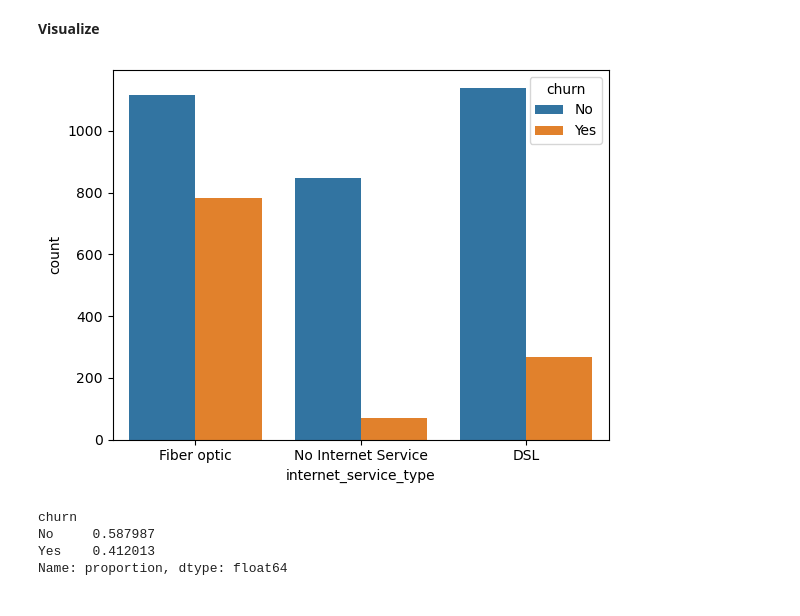
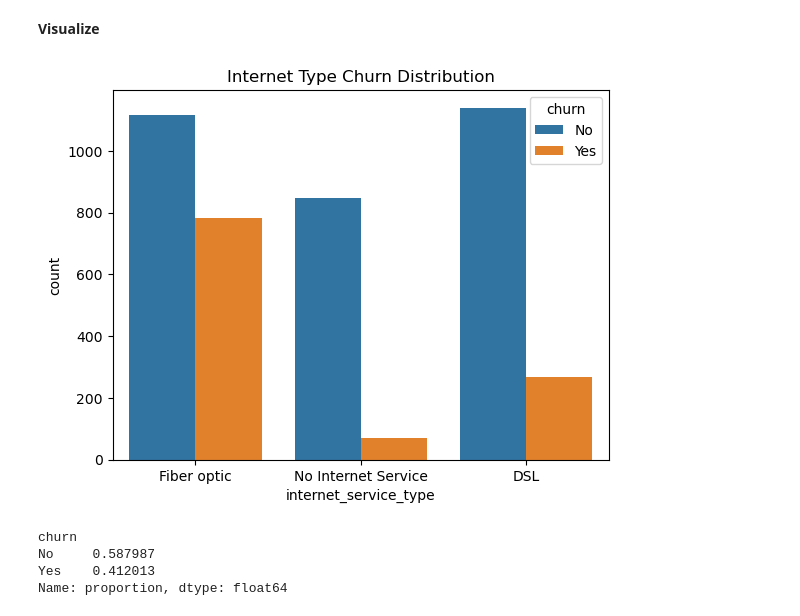
Before and after one commit to RyanPoole85/telco_classification_project, a Jupyter notebook: Final_Report.ipynb, the cells around one changed output. Cells and saved outputs as stored; diff of their text form; code cells hidden in the pictures.

```diff
--- a/Final_Report.ipynb
+++ b/Final_Report.ipynb
@@ -282,8 +264,9 @@ alpha = 0.05
 # %%
 #plot showing distribution of internet service types which show fiber optic with a much higher churn rate than DSL.
 sns.countplot(x="internet_service_type", hue="churn", data=train);
+plt.title('Internet Type Churn Distribution');
 # %% [output]
-[figure, old version]
+[figure, new version]
 # %%
 #41% of customers with Fiber optic internet are churning
 train.churn[train['internet_service_type_Fiber optic'] == 1].value_counts(normalize=True)
```
Also changed, not shown: parts of 20 cells of this notebook, 1 other file.
